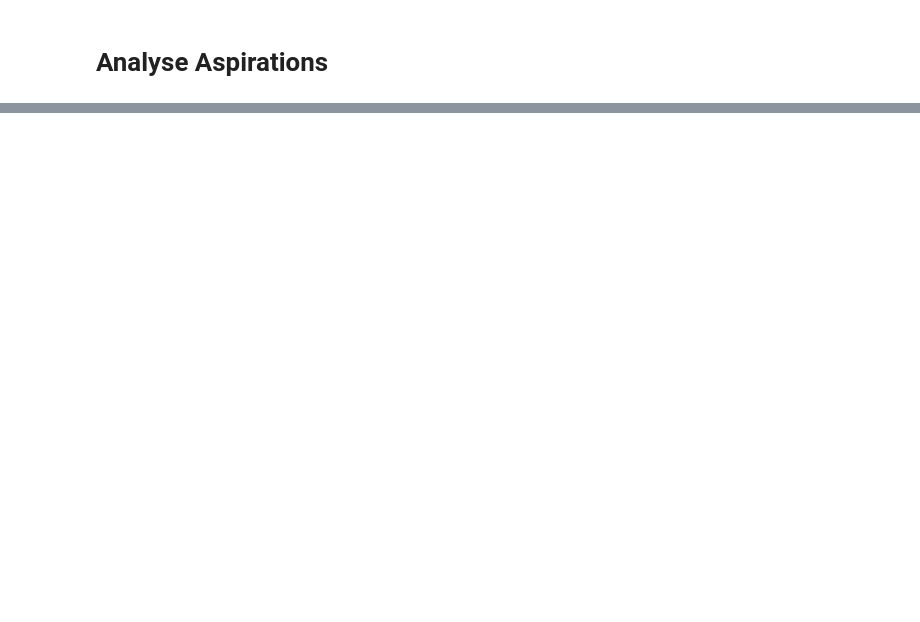
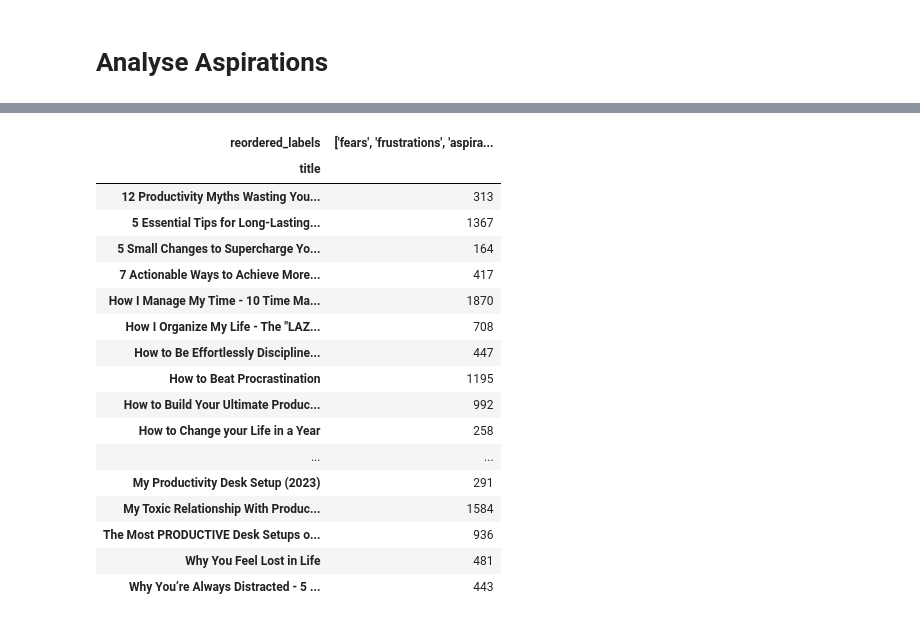
Before and after one commit to SiddhantG11/YouTube_Analysis, a Jupyter notebook: analysis.ipynb, the cells around one changed output, grey strips where cells are left out. Drawn from its saved outputs; the diff is of its cells as text; code cells hidden in the pictures; blank space fills up the shorter version.

```diff
--- a/analysis.ipynb
+++ b/analysis.ipynb
@@ -149,0 +138,2 @@ aspirations = df.sort_values(by='reordered_scores', key=lambda x: x.apply(lambda
+# %%
+group_title = df.groupby(['title'])
@@ -149,0 +144,23 @@ aspirations = df.sort_values(by='reordered_scores', key=lambda x: x.apply(lambda
+# %%
+video_analysis = group_title['reordered_labels'].value_counts().unstack()
+# %%
+video_analysis
+# %% [output]
+| reordered_labels | ['fears', 'frustrations', 'aspira... |
+| title |  |
+| 12 Productivity Myths Wasting You... | 313 |
+| 5 Essential Tips for Long-Lasting... | 1367 |
+| 5 Small Changes to Supercharge Yo... | 164 |
+| 7 Actionable Ways to Achieve More... | 417 |
+| How I Manage My Time - 10 Time Ma... | 1870 |
+| How I Organize My Life - The "LAZ... | 708 |
+| How to Be Effortlessly Discipline... | 447 |
+| How to Beat Procrastination | 1195 |
+| How to Build Your Ultimate Produc... | 992 |
+| How to Change your Life in a Year | 258 |
+| ... | ... |
+| My Productivity Desk Setup (2023) | 291 |
+| My Toxic Relationship With Produc... | 1584 |
+| The Most PRODUCTIVE Desk Setups o... | 936 |
+| Why You Feel Lost in Life | 481 |
+| Why You’re Always Distracted - 5 ... | 443 |
```
Also changed, not shown: parts of 18 cells of this notebook.
